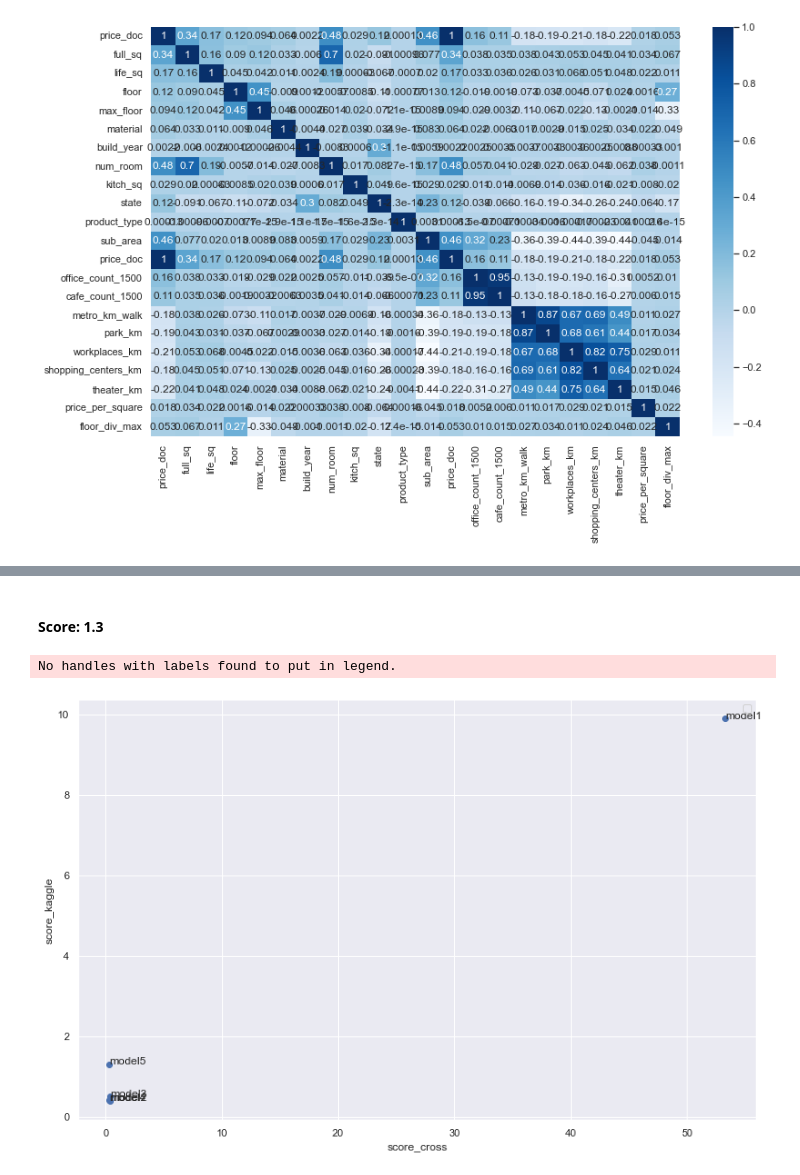
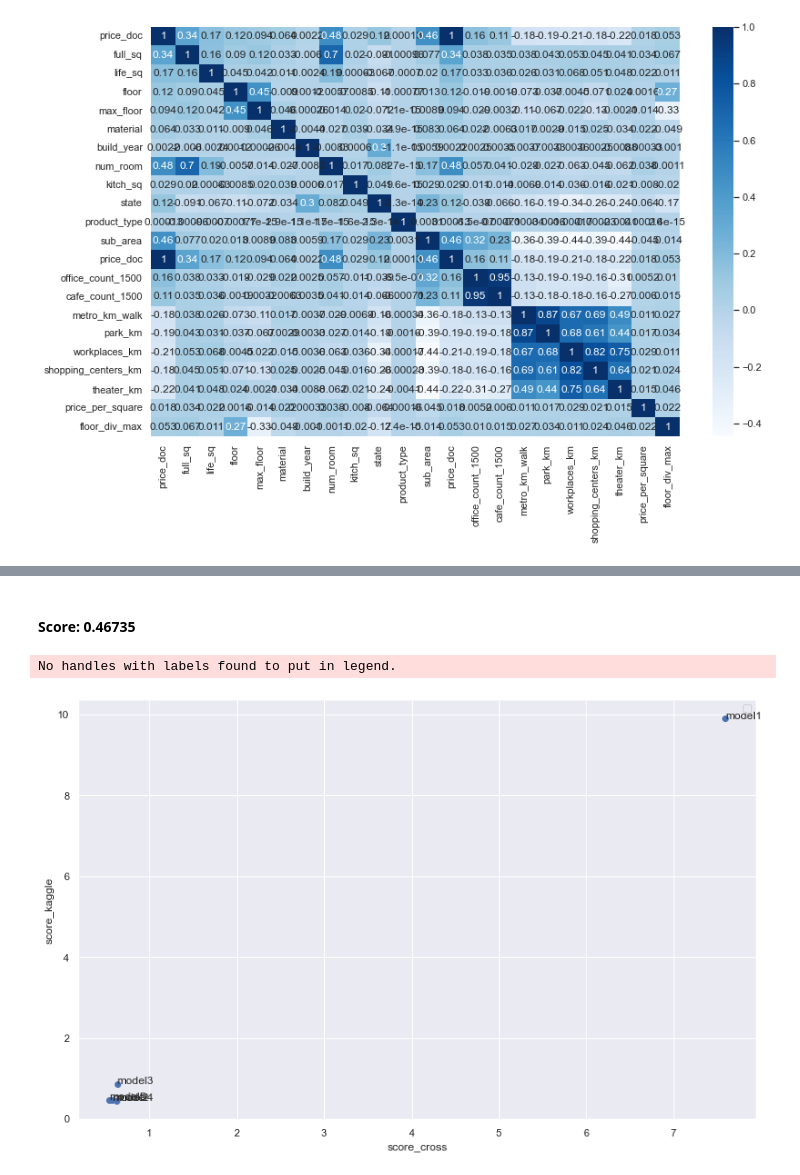
Before and after one commit to kuso4egdobra/ML-MIPT-Sberbank, a Jupyter notebook: notebooks/HW#1.ipynb, the cells around one changed output, grey strips where cells are left out. Saved outputs shown, nothing was run; the diff lists cells and outputs as text; code cells hidden in the pictures.

```diff
--- a/notebooks/HW#1.ipynb
+++ b/notebooks/HW#1.ipynb
@@ -65,7 +67,7 @@ def train_and_save_model(train, test, features, target, nameFile):
     sample_submission = pd.read_csv('../data/raw/sample_submission.csv')
     sample_submission[target] = test_prediction
     sample_submission[target] = sample_submission[target].clip(0, 1000000000)
-    sample_submission.to_csv(nameFile + '.csv', index = False)
+    sample_submission.to_csv(f'HW#1_models/{nameFile}.csv', index = False)
 # %% [markdown]
 ### Нормализация
 # %%
@@ -117,10 +109,6 @@ train_and_save_model(train1, test1, features1, target, 'model1')
 train2 = train1.copy()
 test2 = test1.copy()
 # %%
-train2[features] = normalize(train2[features])
-test2[features] = normalize(test2[features])
-# scaler = StandardScaler()
-# train2[features] = scaler.fit_transform(train2[features])
-
-# scaler = StandardScaler()
-# test2[features] = scaler.fit_transform(test2[features])
+features2 = features.copy()
+train2[features2] = normalize(train2[features2])
+test2[features2] = normalize(test2[features2])
@@ -167,9 +152,11 @@ fillna_value = {'product_type': 0.5}
 train3 = train3.fillna(value=fillna_value)
 test3 = test3.fillna(value=fillna_value)
 # %%
-fillna_value_train = {'metro_km_walk': max(train3['metro_km_walk']), 'kremlin_km': max(train3['kremlin_km'])}
+max_metro_km_walk = max(train3['metro_km_walk'])
+max_kremlin_km = max(train3['kremlin_km'])
+fillna_value_train = {'metro_km_walk': max_metro_km_walk, 'kremlin_km': max_kremlin_km}
 train3 = train3.fillna(value=fillna_value_train)
-fillna_value_test = {'metro_km_walk': max(test3['metro_km_walk']), 'kremlin_km': max(test3['kremlin_km'])}
+fillna_value_test = {'metro_km_walk': max_metro_km_walk, 'kremlin_km': max_kremlin_km}
 test3 = test3.fillna(value=fillna_value_test)
 # %%
 train3[features3] = normalize(train3[features3])
@@ -277,10 +266,5 @@ sb.heatmap(corr, cmap="Blues", annot=True)
 # %%
 features5 = ['full_sq', 'num_room', 'sub_area']
-# %%
-features5 = ['full_sq', 'num_room', 'sub_area', 'life_sq',
-            'floor', 'office_count_1500', 'metro_km_walk',
-            'park_km', 'workplaces_km', 'shopping_centers_km', 'theater_km'
-           ]
 # %%
 fillna_value_train = {'num_room': 1, 'life_sq': train5['full_sq'], 'floor': 1}
 train5 = train5.fillna(value=fillna_value_train)
@@ -301,28 +285,27 @@ MSLE average = 0.288545214641131, std =0.0026202171866591705
 # %%
 train_and_save_model(train5, test5, features5, target, 'model5')
 # %% [markdown]
-#### Score: 1.3
+#### Score: 0.46735
 # %%
 df = pd.DataFrame()
 df['score_cross_val'] = [score_cross_val1, score_cross_val2, score_cross_val3, score_cross_val4, score_cross_val5]
-df['score_kaggle'] = [9.9, 0.39087, 0.40215, 0.5, 1.3]
+df['score_kaggle'] = [9.9, 0.44317, 0.45522, 0.86484, 0.46735]
 df['model'] = ['model1', 'model2', 'model3', 'model4', 'model5']
 
 df.sort_values('score_cross_val', ascending = False, inplace= True)
 
 fig, ax = plt.subplots()
 ax.scatter(df['score_cross_val'], df['score_kaggle'])
 
 for i, txt in enumerate(df['model']):
-    ax.annotate(txt, (df['score_cross_val'][i], df['score_kaggle'][i]))
+    ax.annotate(txt, (df['score_cross_val'][i], df['score_kaggle'][i]), label='i')
 
-# plt.plot(df['score_cross_val'], df['score_kaggle'])
 plt.xlabel('score_cross')
 plt.ylabel('score_kaggle')
 plt.legend()
 plt.show()
 # %% [output]
 No handles with labels found to put in legend.
-[figure, old version]
+[figure, new version]
 # %% [markdown]
 # Вывод
```
Also changed, not shown: parts of 19 cells of this notebook.
